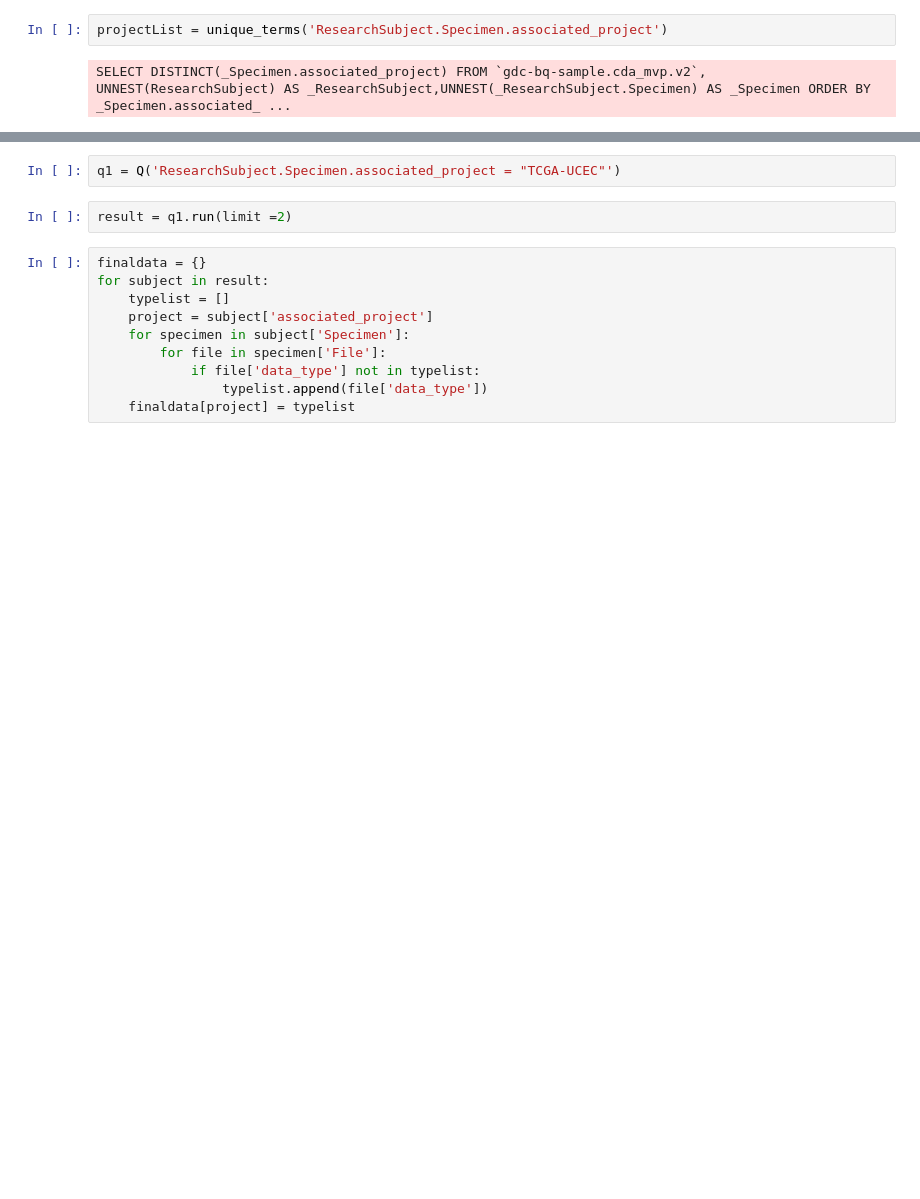
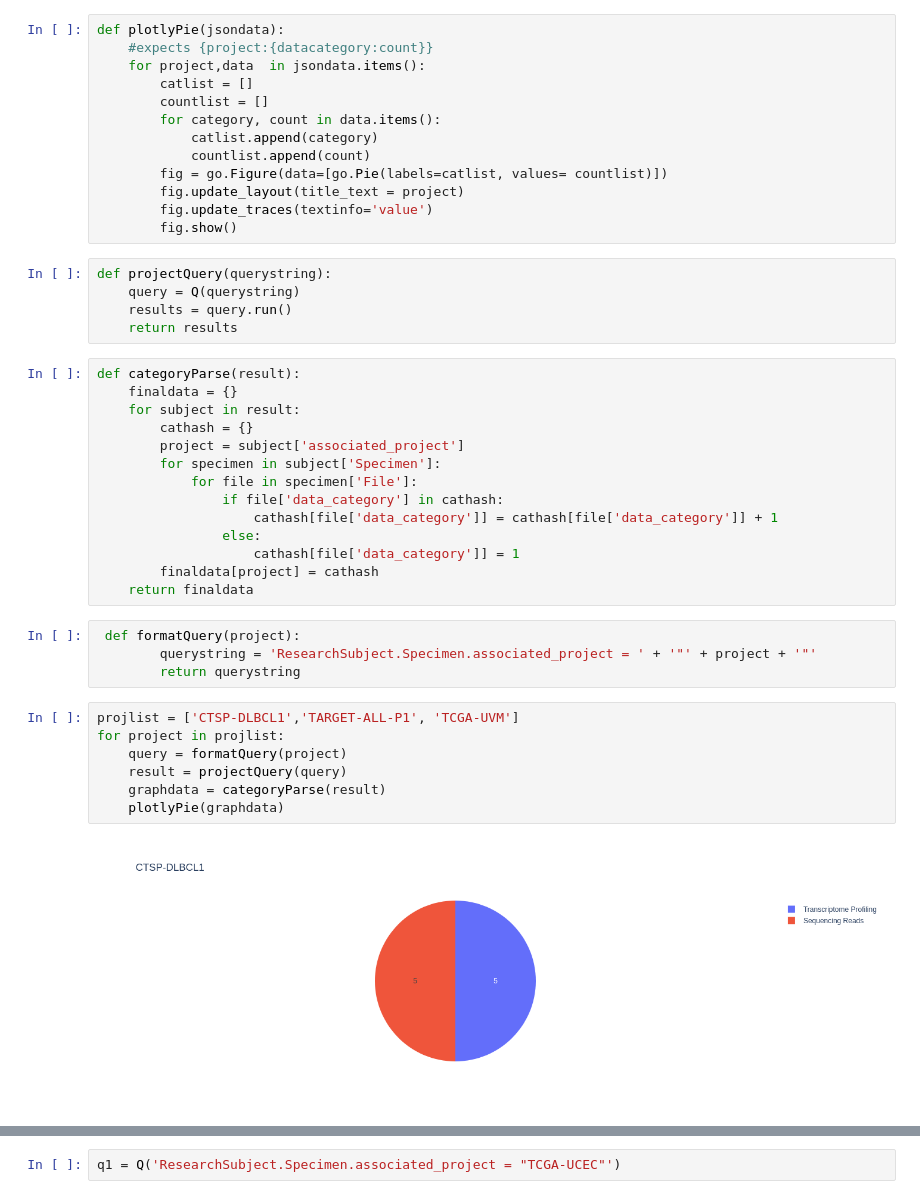
Before and after one commit to pihltd/CDA-Testing, a Jupyter notebook: CDADashboard.ipynb, the cells around one changed output, grey strips where cells are left out. Cells and saved outputs as stored; diff of their text form; blank space fills up the shorter version.

```diff
--- a/CDADashboard.ipynb
+++ b/CDADashboard.ipynb
@@ -4,4 +6,45 @@ from cdapython import Q, unique_terms
-# %%
-projectList = unique_terms('ResearchSubject.Specimen.associated_project')
-# %% [output]
-SELECT DISTINCT(_Specimen.associated_project) FROM `gdc-bq-sample.cda_mvp.v2`, UNNEST(ResearchSubject) AS _ResearchSubject,UNNEST(_ResearchSubject.Specimen) AS _Specimen ORDER BY _Specimen.associated_ ...
+# %%
+def plotlyPie(jsondata):
+    #expects {project:{datacategory:count}}
+    for project,data  in jsondata.items():
+        catlist = []
+        countlist = []
+        for category, count in data.items():
+            catlist.append(category)
+            countlist.append(count)
+        fig = go.Figure(data=[go.Pie(labels=catlist, values= countlist)])
+        fig.update_layout(title_text = project)
+        fig.update_traces(textinfo='value')
+        fig.show()
+# %%
+def projectQuery(querystring):
+    query = Q(querystring)
+    results = query.run()
+    return results
+# %%
+def categoryParse(result):
+    finaldata = {}
+    for subject in result:
+        cathash = {}
+        project = subject['associated_project']
+        for specimen in subject['Specimen']:
+            for file in specimen['File']:
+                if file['data_category'] in cathash:
+                    cathash[file['data_category']] = cathash[file['data_category']] + 1
+                else:
+                    cathash[file['data_category']] = 1
+        finaldata[project] = cathash
+    return finaldata
+# %%
+ def formatQuery(project):
+        querystring = 'ResearchSubject.Specimen.associated_project = ' + '"' + project + '"'
+        return querystring
+# %%
+projlist = ['CTSP-DLBCL1','TARGET-ALL-P1', 'TCGA-UVM']
+for project in projlist:
+    query = formatQuery(project)
+    result = projectQuery(query)
+    graphdata = categoryParse(result)
+    plotlyPie(graphdata)
+# %% [output]
+[figure, added]
@@ -8,14 +53,2 @@ SELECT DISTINCT(_Specimen.associated_project) FROM `gdc-bq-sample.cda_mvp.v2`, U
 # %%
 q1 = Q('ResearchSubject.Specimen.associated_project = "TCGA-UCEC"')
-# %%
-result = q1.run(limit =2)
-# %%
-finaldata = {}
-for subject in result:
-    typelist = []
-    project = subject['associated_project']
-    for specimen in subject['Specimen']:
-        for file in specimen['File']:
-            if file['data_type'] not in typelist:
-                typelist.append(file['data_type'])
-    finaldata[project] = typelist
```
Also changed, not shown: parts of 4 cells of this notebook.
